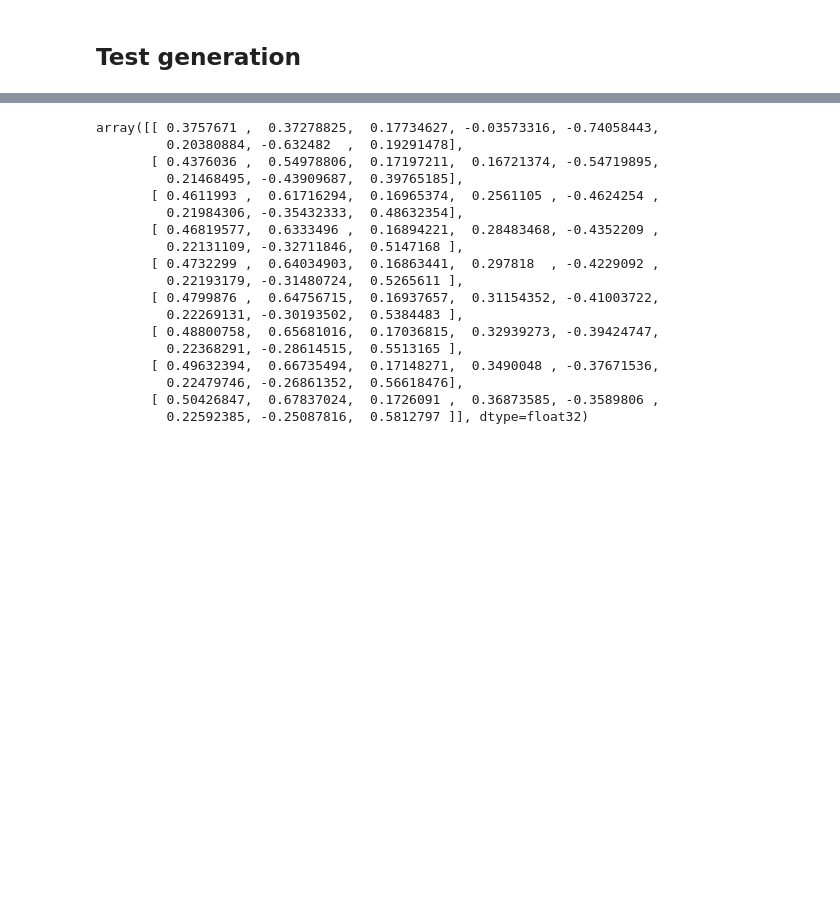
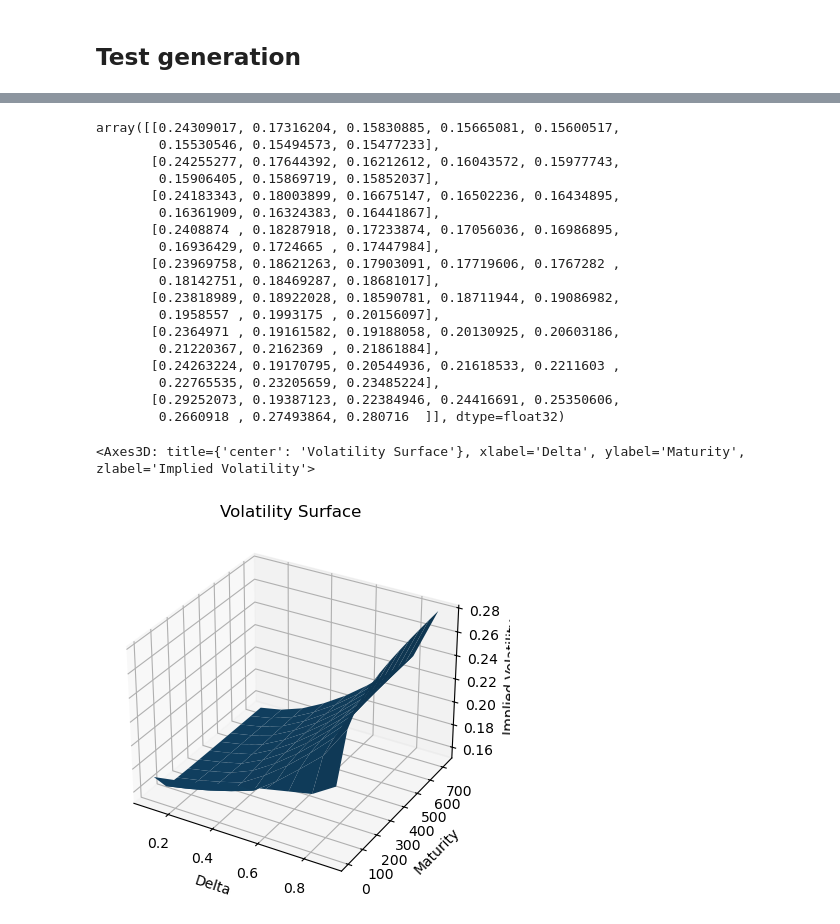
Before and after one commit to zhanghq-chn/VAE-VolSurface, a Jupyter notebook: examples/volsurface_partial.ipynb, the cells around one changed output, grey strips where cells are left out. Saved outputs shown, nothing was run; the diff lists cells and outputs as text; code cells hidden in the pictures; blank space fills up the shorter version.

```diff
--- a/examples/volsurface_partial.ipynb
+++ b/examples/volsurface_partial.ipynb
@@ -60,11 +60,11 @@ df = clean_data(df_raw)
 # %%
-model_name = "vae_pw_improve"
+model_name = "vae_pw_ii"
 train_model = True
 load_model = False
 save_model = False
 data_dir = CSV_PATH + "/predicted_vol_surfaces.json"  # Path to the volatility surfaces dataset
 batch_size = 32
-epochs = 4
+epochs = 8
 # %%
 maturity_grid = np.array([1, 7, 30, 60, 90, 180, 360, 720])
 delta_grid = np.array([0.1, 0.2, 0.3, 0.4, 0.5, 0.6, 0.7, 0.8, 0.9])
@@ -89,9 +89,8 @@ for key in sorted(data.keys()):
     vol_surfaces.append(surface.flatten())  # Flatten 2D to 1D
 
 data_tensor = torch.stack(vol_surfaces)
-pw_grid_data = torch.tensor(df[['ttm', 'moneyness']].values, dtype=torch.float32)
-# !only for test run
-pw_grid_data[:, 0] = pw_grid_data[:, 0] / 365.0
+pw_grid_data = torch.tensor(df[['moneyness', 'ttm']].values, dtype=torch.float32)
+pw_grid_data[:, 1] = pw_grid_data[:, 1]
 pw_vol_data = torch.tensor(df['impl_volatility'].values, dtype=torch.float32)
 mapping_ids = torch.tensor(df['mapping_ids'].values).long()
 
@@ -124,5 +131,5 @@ torch.save(trainer.model.state_dict(), f"params/{trainer.model_name}.pth")
 # %%
 from src.volsurface import VAEPWVolSurface
 # %%
-trainer.load_model("params/vae_pw_improve.pth")
+trainer.load_model("params/vae_pw_ii.pth")
 # %% [output]
@@ -133,21 +140,27 @@ vaevsurf = VAEPWVolSurface(trainer.model)
 vaevsurf.refresh()
 vaevsurf.predict_grid(delta_grid, maturity_grid)
 # %% [output]
-array([[ 0.3757671 ,  0.37278825,  0.17734627, -0.03573316, -0.74058443,
-         0.20380884, -0.632482  ,  0.19291478],
-       [ 0.4376036 ,  0.54978806,  0.17197211,  0.16721374, -0.54719895,
-         0.21468495, -0.43909687,  0.39765185],
-       [ 0.4611993 ,  0.61716294,  0.16965374,  0.2561105 , -0.4624254 ,
-         0.21984306, -0.35432333,  0.48632354],
-       [ 0.46819577,  0.6333496 ,  0.16894221,  0.28483468, -0.4352209 ,
-         0.22131109, -0.32711846,  0.5147168 ],
-       [ 0.4732299 ,  0.64034903,  0.16863441,  0.297818  , -0.4229092 ,
-         0.22193179, -0.31480724,  0.5265611 ],
-       [ 0.4799876 ,  0.64756715,  0.16937657,  0.31154352, -0.41003722,
-         0.22269131, -0.30193502,  0.5384483 ],
-       [ 0.48800758,  0.65681016,  0.17036815,  0.32939273, -0.39424747,
-         0.22368291, -0.28614515,  0.5513165 ],
-       [ 0.49632394,  0.66735494,  0.17148271,  0.3490048 , -0.37671536,
-         0.22479746, -0.26861352,  0.56618476],
-       [ 0.50426847,  0.67837024,  0.1726091 ,  0.36873585, -0.3589806 ,
-         0.22592385, -0.25087816,  0.5812797 ]], dtype=float32)
+array([[0.24309017, 0.17316204, 0.15830885, 0.15665081, 0.15600517,
+        0.15530546, 0.15494573, 0.15477233],
+       [0.24255277, 0.17644392, 0.16212612, 0.16043572, 0.15977743,
+        0.15906405, 0.15869719, 0.15852037],
+       [0.24183343, 0.18003899, 0.16675147, 0.16502236, 0.16434895,
+        0.16361909, 0.16324383, 0.16441867],
+       [0.2408874 , 0.18287918, 0.17233874, 0.17056036, 0.16986895,
+        0.16936429, 0.1724665 , 0.17447984],
+       [0.23969758, 0.18621263, 0.17903091, 0.17719606, 0.1767282 ,
+        0.18142751, 0.18469287, 0.18681017],
+       [0.23818989, 0.18922028, 0.18590781, 0.18711944, 0.19086982,
+        0.1958557 , 0.1993175 , 0.20156097],
+       [0.2364971 , 0.19161582, 0.19188058, 0.20130925, 0.20603186,
+        0.21220367, 0.2162369 , 0.21861884],
+       [0.24263224, 0.19170795, 0.20544936, 0.21618533, 0.2211603 ,
+        0.22765535, 0.23205659, 0.23485224],
+       [0.29252073, 0.19387123, 0.22384946, 0.24416691, 0.25350606,
+        0.2660918 , 0.27493864, 0.280716  ]], dtype=float32)
+# %%
+vaevsurf.refresh()
+vaevsurf.plot(maturity_range=(7, 720))
+# %% [output]
+<Axes3D: title={'center': 'Volatility Surface'}, xlabel='Delta', ylabel='Maturity', zlabel='Implied Volatility'>
+[figure, added]
```
Also changed, not shown: parts of 5 cells of this notebook, 6 other files.
